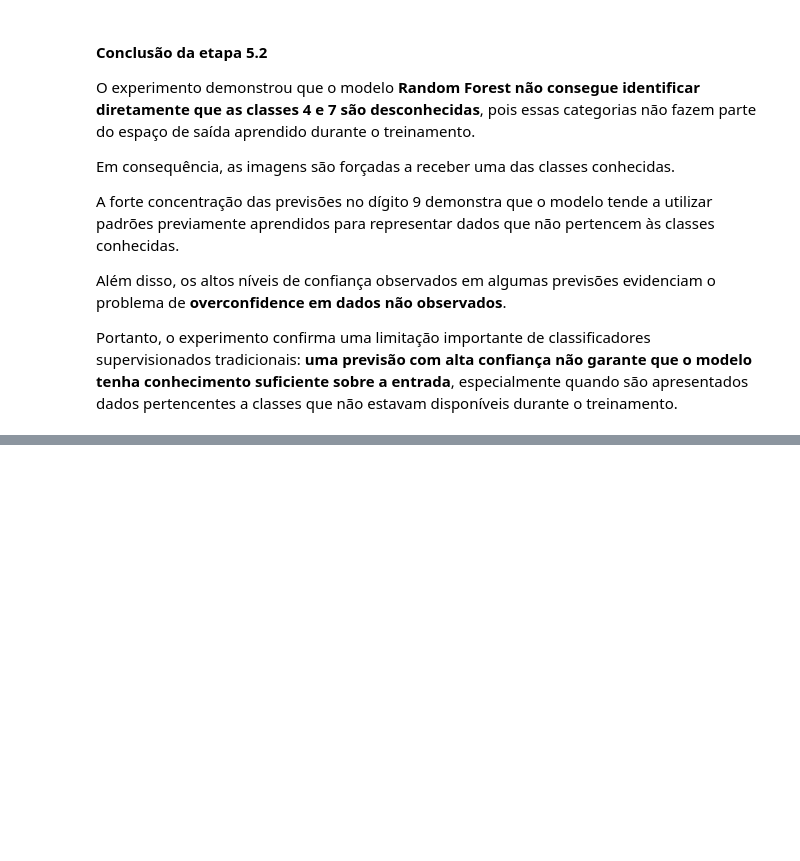
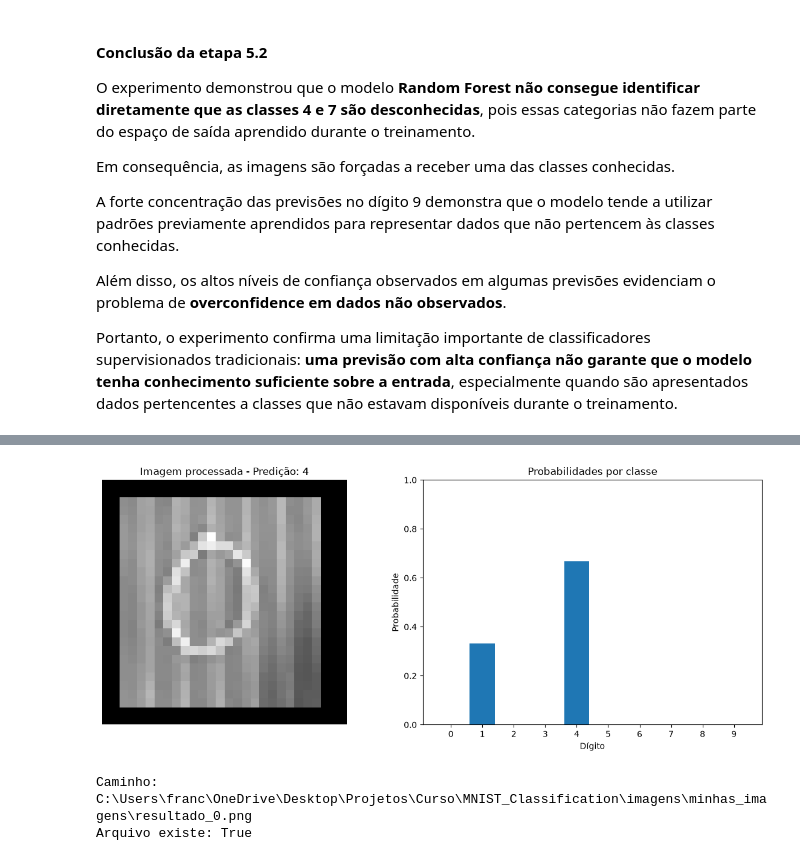
Before and after one commit to Franciane-sl/MNIST_Classification, a Jupyter notebook: notebooks/mnist_classification.ipynb, the cells around one changed output, grey strips where cells are left out. Saved outputs shown, nothing was run; the diff lists cells and outputs as text; code cells hidden in the pictures; blank space fills up the shorter version.

```diff
--- a/notebooks/mnist_classification.ipynb
+++ b/notebooks/mnist_classification.ipynb
@@ -2150,0 +2303,46 @@ Portanto, o experimento confirma uma limitação importante de classificadores s
+# %%
+pasta_imagens = Path("../imagens/minhas_imagens")
+pasta_imagens.mkdir(parents=True, exist_ok=True)
+
+caminho = pasta_imagens / "0.jpg"
+
+imagem_processada, _, imagem_modelo = preprocessar_imagem(caminho)
+
+digito_predito, probabilidades = prever_imagem(
+    modelo_knn,
+    imagem_modelo
+)
+
+fig, eixos = plt.subplots(1, 2, figsize=(12, 5))
+
+eixos[0].imshow(imagem_processada, cmap="gray")
+eixos[0].set_title(
+    f"Imagem processada - Predição: {digito_predito}"
+)
+eixos[0].axis("off")
+
+eixos[1].bar(modelo_knn.classes_, probabilidades)
+eixos[1].set_title("Probabilidades por classe")
+eixos[1].set_xlabel("Dígito")
+eixos[1].set_ylabel("Probabilidade")
+eixos[1].set_ylim(0, 1)
+
+plt.tight_layout()
+
+caminho_saida = pasta_imagens / "resultado_0.png"
+
+fig.savefig(
+    caminho_saida,
+    dpi=300,
+    bbox_inches="tight"
+)
+
+plt.show()
+plt.close(fig)
+
+print("Caminho:", caminho_saida.resolve())
+print("Arquivo existe:", caminho_saida.exists())
+# %% [output]
+[figure, added]
+Caminho: C:\Users\franc\OneDrive\Desktop\Projetos\Curso\MNIST_Classification\imagens\minhas_imagens\resultado_0.png
+Arquivo existe: True
```
Also changed, not shown: parts of 51 cells of this notebook.
